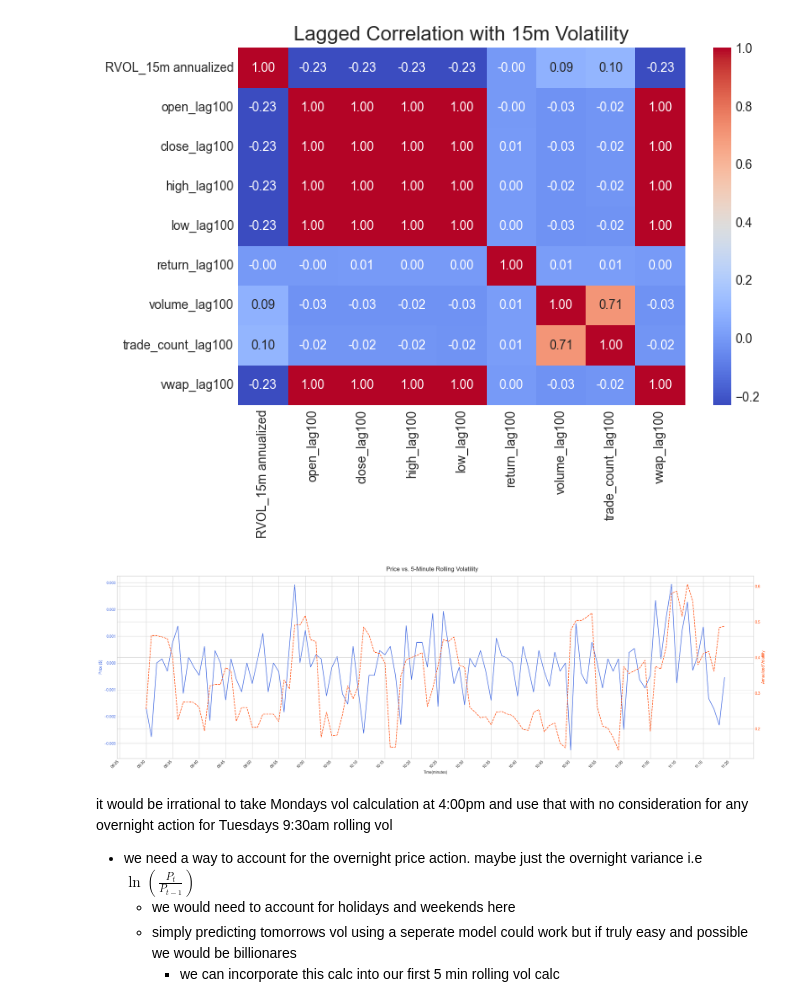
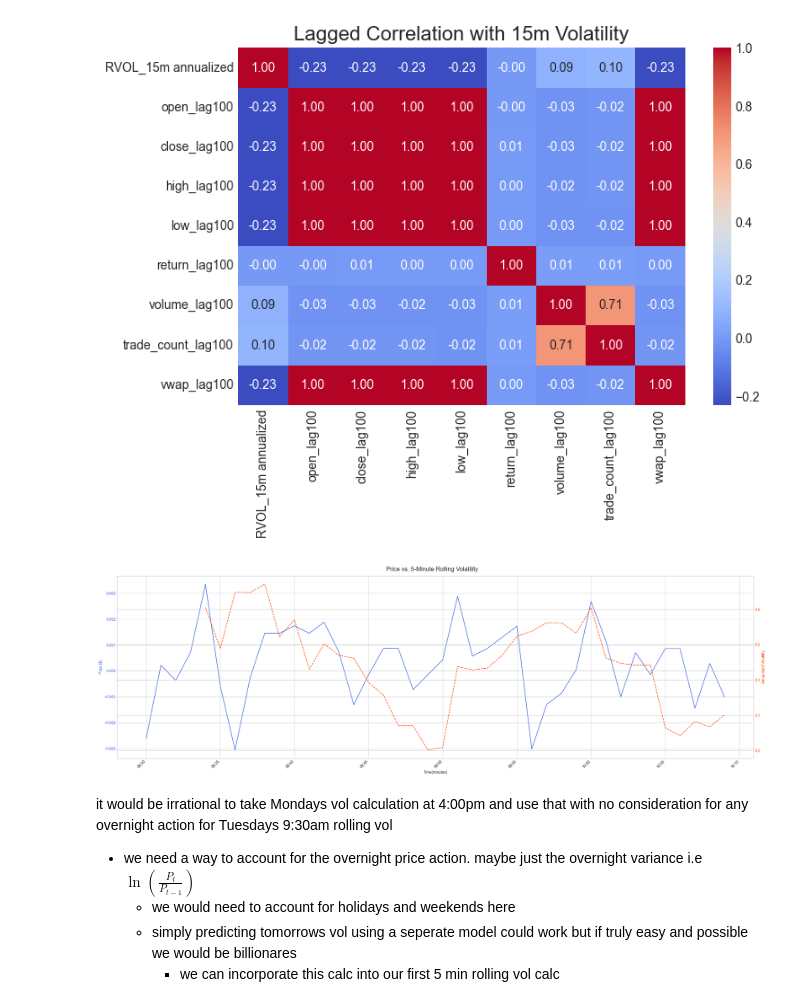
Before and after one commit to HashimKhan0/Research_Seminar, a Jupyter notebook: what-is-vol.ipynb, the cells around one changed output. Saved outputs shown, nothing was run; the diff lists cells and outputs as text; code cells hidden in the pictures.

```diff
--- a/what-is-vol.ipynb
+++ b/what-is-vol.ipynb
@@ -235,7 +235,9 @@ fig, ax1 = plt.subplots(figsize=(25, 8))
 
 import matplotlib.dates as mdates
 
-analysis_df_small = analysis_df[390:500].copy()
+
+
+analysis_df_small = analysis_df[0:40].copy()
 
 analysis_df_small.index = pd.to_datetime(analysis_df_small.index, utc=True)
 
@@ -243,34 +245,34 @@ analysis_df_small.index = analysis_df_small.index.tz_convert('America/New_York')
 
 horizon = 5
 
 # Plot Price on the first (left) y-axis
 ax1.plot(analysis_df_small.index, analysis_df_small['return'], color='royalblue', label='Price')
 ax1.set_xlabel('Time(minutes)')
 ax1.set_ylabel('Price ($)', color='royalblue')
 ax1.tick_params(axis='y', labelcolor='royalblue')
 
 # Create the second y-axis that shares the same x-axis
 ax2 = ax1.twinx()
 
 # Plot Volatility on the second (right) y-axis
 ax2.plot(analysis_df_small.index, analysis_df_small[f'RVOL_{horizon}m annualized'], color='orangered', label=f'{horizon}m Volatility', linestyle='--')
 ax2.set_ylabel('Annualized Volatility', color='orangered')
 ax2.tick_params(axis='y', labelcolor='orangered')
 
 # --- 3. Final Touches ---
 fig.suptitle(f'Price vs. {horizon}-Minute Rolling Volatility', fontsize=16)
 locator = mdates.MinuteLocator(byminute=range(0, 60, horizon), interval=1)
 ax1.xaxis.set_major_locator(locator)
 
 formatter = mdates.DateFormatter('%H:%M')
 ax1.xaxis.set_major_formatter(formatter)
 
 plt.setp(ax1.get_xticklabels(), rotation=45, ha="right")
 
 fig.tight_layout()
 plt.show()
 # %% [output]
-[figure, old version]
+[figure, new version]
 # %% [markdown]
 it would be irrational to take Mondays vol calculation at 4:00pm and use that with no consideration for any overnight action for Tuesdays 9:30am rolling vol
 
```
Also changed, not shown: parts of 1 cell of this notebook, 9 other files.
